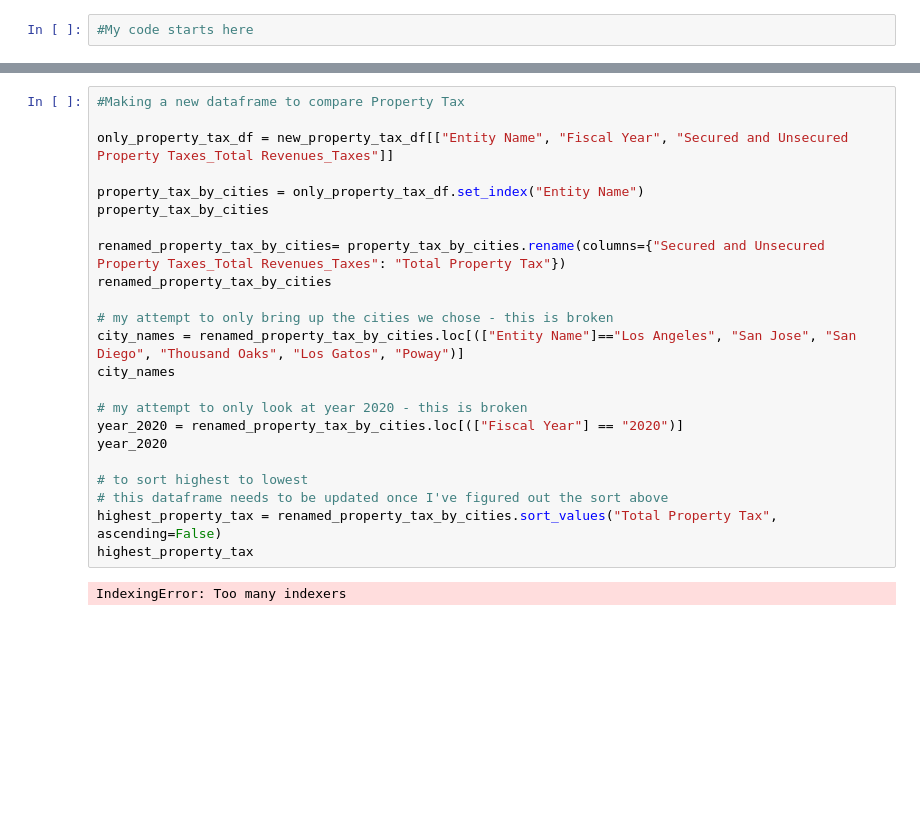
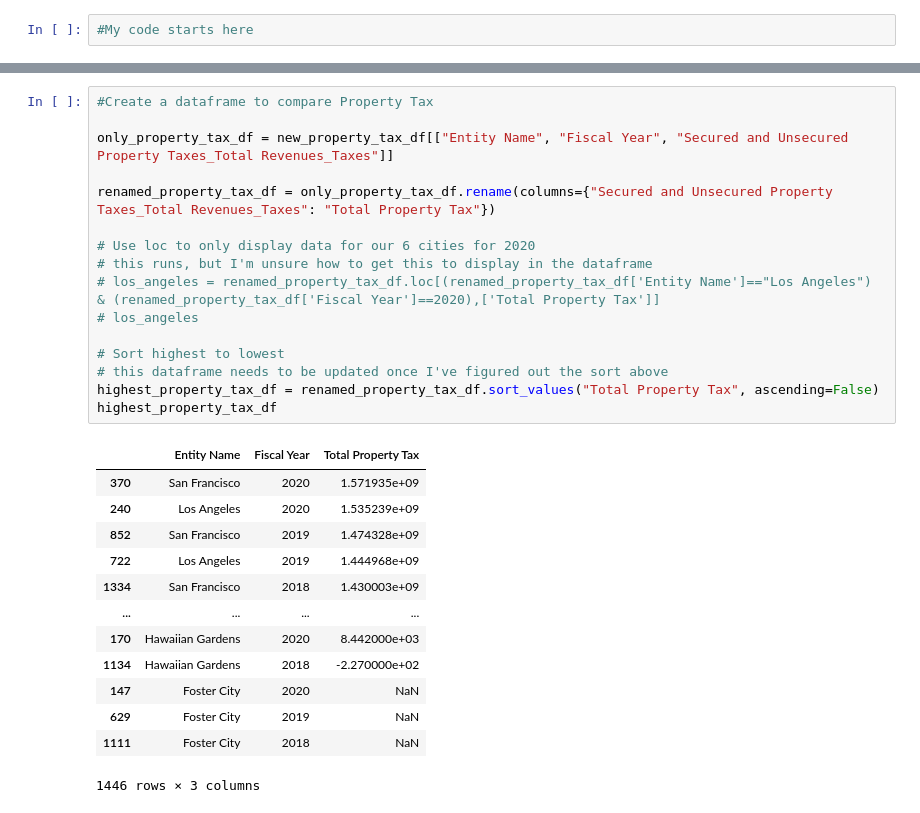
Before and after one commit to kaylajgranados/Project-1-Group-5, a Jupyter notebook: Analysis/data.ipynb, the cells around one changed output, grey strips where cells are left out. Drawn from its saved outputs; the diff is of its cells as text; blank space fills up the shorter version.

```diff
--- a/Analysis/data.ipynb
+++ b/Analysis/data.ipynb
@@ -95,27 +95,32 @@ new_property_tax_df.head()
 | 3 | Albany | 2020 | 5707840.0 | 4212841.0 | NaN | ... |
 | 4 | Alhambra | 2020 | 12008604.0 | 16159010.0 | 4113014.0 | ... |
 # %%
-#Making a new dataframe to compare Property Tax
+#Create a dataframe to compare Property Tax
 
 only_property_tax_df = new_property_tax_df[["Entity Name", "Fiscal Year", "Secured and Unsecured Property Taxes_Total Revenues_Taxes"]]
 
-property_tax_by_cities = only_property_tax_df.set_index("Entity Name")
-property_tax_by_cities
+renamed_property_tax_df = only_property_tax_df.rename(columns={"Secured and Unsecured Property Taxes_Total Revenues_Taxes": "Total Property Tax"})
 
-renamed_property_tax_by_cities= property_tax_by_cities.rename(columns={"Secured and Unsecured Property Taxes_Total Revenues_Taxes": "Total Property Tax"})
-renamed_property_tax_by_cities
+# Use loc to only display data for our 6 cities for 2020
+# this runs, but I'm unsure how to get this to display in the dataframe
+# los_angeles = renamed_property_tax_df.loc[(renamed_property_tax_df['Entity Name']=="Los Angeles") & (renamed_property_tax_df['Fiscal Year']==2020),['Total Property Tax']]
+# los_angeles
 
-# my attempt to only bring up the cities we chose - this is broken
-city_names = renamed_property_tax_by_cities.loc[(["Entity Name"]=="Los Angeles", "San Jose", "San Diego", "Thousand Oaks", "Los Gatos", "Poway")]
-city_names
-
-# my attempt to only look at year 2020 - this is broken
-year_2020 = renamed_property_tax_by_cities.loc[(["Fiscal Year"] == "2020")]
-year_2020
-
-# to sort highest to lowest
+# Sort highest to lowest
 # this dataframe needs to be updated once I've figured out the sort above
-highest_property_tax = renamed_property_tax_by_cities.sort_values("Total Property Tax", ascending=False)
-highest_property_tax
+highest_property_tax_df = renamed_property_tax_df.sort_values("Total Property Tax", ascending=False)
+highest_property_tax_df
 # %% [output]
+|  | Entity Name | Fiscal Year | Total Property Tax |
+| 370 | San Francisco | 2020 | 1.571935e+09 |
+| 240 | Los Angeles | 2020 | 1.535239e+09 |
+| 852 | San Francisco | 2019 | 1.474328e+09 |
+| 722 | Los Angeles | 2019 | 1.444968e+09 |
+| 1334 | San Francisco | 2018 | 1.430003e+09 |
+| ... | ... | ... | ... |
+| 170 | Hawaiian Gardens | 2020 | 8.442000e+03 |
+| 1134 | Hawaiian Gardens | 2018 | -2.270000e+02 |
+| 147 | Foster City | 2020 | NaN |
+| 629 | Foster City | 2019 | NaN |
+| 1111 | Foster City | 2018 | NaN |
-IndexingError: Too many indexers
+1446 rows × 3 columns
```
Also changed, not shown: parts of 9 cells of this notebook.
